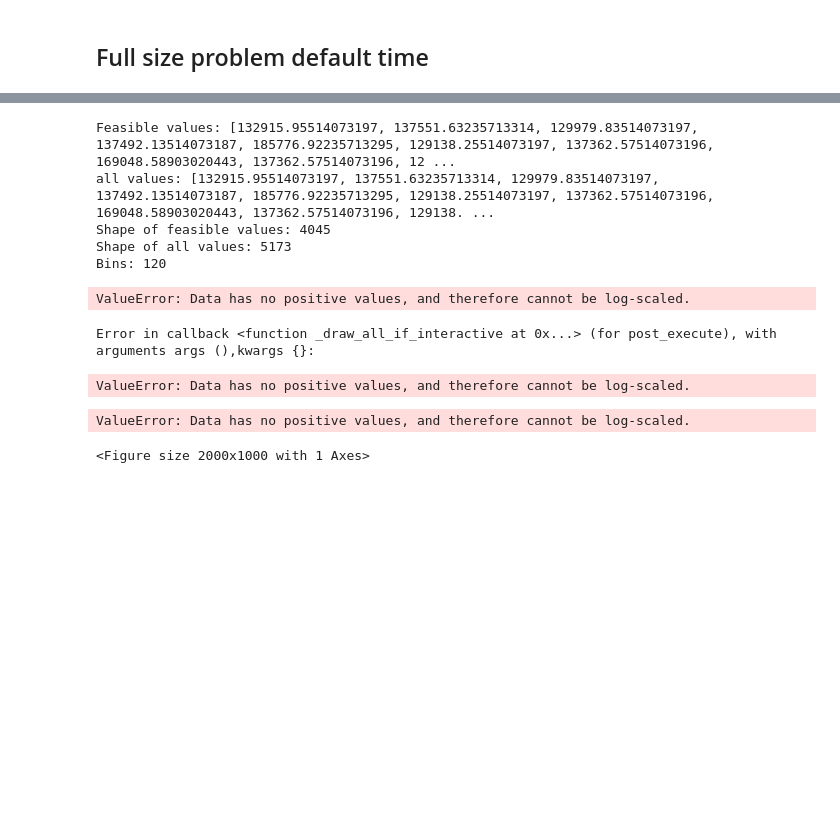
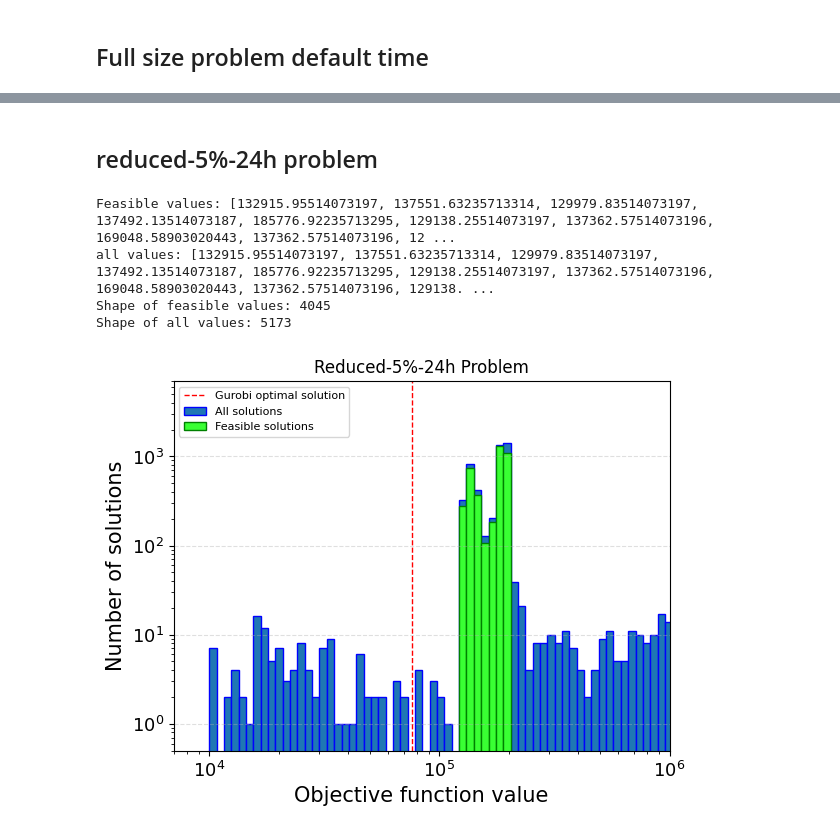
Before and after one commit to Henrikidsal/Prosjektoppgave, a Jupyter notebook: plots_show.ipynb, the cells around one changed output, grey strips where cells are left out. Cells and saved outputs as stored; diff of their text form; code cells hidden in the pictures; blank space fills up the shorter version.

```diff
--- a/plots_show.ipynb
+++ b/plots_show.ipynb
@@ -166,3 +251,5 @@ Shape of all values: 5050
+# %% [markdown]
+## reduced-5%-24h problem
 # %%
 # Initialize lists for feasible and non-feasible values
 all_values = []
@@ -172,6 +259,7 @@ feasible_values = []
 custom_range_df = df.iloc[250:300]
 
 #display(custom_range_df)
+
 
 # Loop through each row in the dataframe
 for index, row in custom_range_df.iterrows():
@@ -194,53 +282,48 @@ for index, row in custom_range_df.iterrows():
         print(f"Error parsing row {index}: {row} - {e}")
 
 # Display the results
 print("Feasible values:", feasible_values)
 print("all values:", all_values)
 print(f"Shape of feasible values: {len(feasible_values)}")
 print(f"Shape of all values: {len(all_values)}")
 
-# Create bins with intervals of 20 (adjust based on range of values)
-min_value = min(feasible_values + all_values)
-max_value = max(feasible_values + all_values)
-bins = 10 ** np.linspace(np.log10(min_value), np.log10(max_value), 120)
-print("Bins:", len(bins))
+# Create bins
+bin_edges = 10 ** np.linspace(4, 7.8, 120)
 
-# Create the histogram
-plt.figure(figsize=(20, 10))
+# Calculate counts for all solutions and feasible solutions
+all_counts, _ = np.histogram(all_values, bins=bin_edges)
+feasible_counts, _ = np.histogram(feasible_values, bins=bin_edges)
 
+# Subtract feasible counts from total counts to get the counts of infeasible solutions
+infeasible_counts = all_counts - feasible_counts
 
-plt.hist(feasible_values, bins=bins, color='#83ff33', edgecolor='green', label='Feasible solution')
-plt.hist(all_values, bins=bins, edgecolor='blue', label='All solutions')
+# Plot infeasible (blue) and feasible (green) solutions stacked
+plt.bar(bin_edges[:-1], all_counts, width=np.diff(bin_edges), align='edge', edgecolor='blue', label='All solutions')
+plt.bar(bin_edges[:-1], feasible_counts, width=np.diff(bin_edges), align='edge', color='#39ff33', edgecolor='green', label='Feasible solutions')
 
-
-plt.axvline(99927, color='red', linestyle='dashed', linewidth=1, label='Gurobi optimal solution')
-
-
+# Add Gurobi optimal solution line
+plt.axvline(75924, color='red', linestyle='dashed', linewidth=1, label='Gurobi optimal solution')
 
 # Customize the plot
-plt.title('Reduced-5%-48h Problem')
-plt.xlim([9e+4, 2e+7])
+plt.title('Reduced-5%-24h Problem')
+plt.xlim([7e+3, 1e+6])
+plt.ylim([0.5, 7e+3])
 plt.xlabel('Objective function value', fontsize=15)
 plt.ylabel('Number of solutions', fontsize=15)
 plt.xscale('log')
 plt.yscale('log')
 plt.grid(axis='y', linestyle='--', alpha=0.4)
 
 plt.xticks(fontsize=13)
 plt.yticks(fontsize=13)
-plt.legend(fontsize=8, loc='upper right')
-plt.savefig('plots/reduced_5_48.png')
+plt.legend(fontsize=8, loc='upper left')
+plt.savefig('plots/full_size_problem.png')
 
 # Show the plot
 plt.show()
 # %% [output]
 Feasible values: [132915.95514073197, 137551.63235713314, 129979.83514073197, 137492.13514073187, 185776.92235713295, 129138.25514073197, 137362.57514073196, 169048.58903020443, 137362.57514073196, 12 ...
 all values: [132915.95514073197, 137551.63235713314, 129979.83514073197, 137492.13514073187, 185776.92235713295, 129138.25514073197, 137362.57514073196, 169048.58903020443, 137362.57514073196, 129138. ...
 Shape of feasible values: 4045
 Shape of all values: 5173
-Bins: 120
-ValueError: Data has no positive values, and therefore cannot be log-scaled.
-Error in callback <function _draw_all_if_interactive at 0x...> (for post_execute), with arguments args (),kwargs {}:
-ValueError: Data has no positive values, and therefore cannot be log-scaled.
-ValueError: Data has no positive values, and therefore cannot be log-scaled.
-<Figure size 2000x1000 with 1 Axes>
+[figure, added]
```
Also changed, not shown: parts of 26 cells of this notebook.
